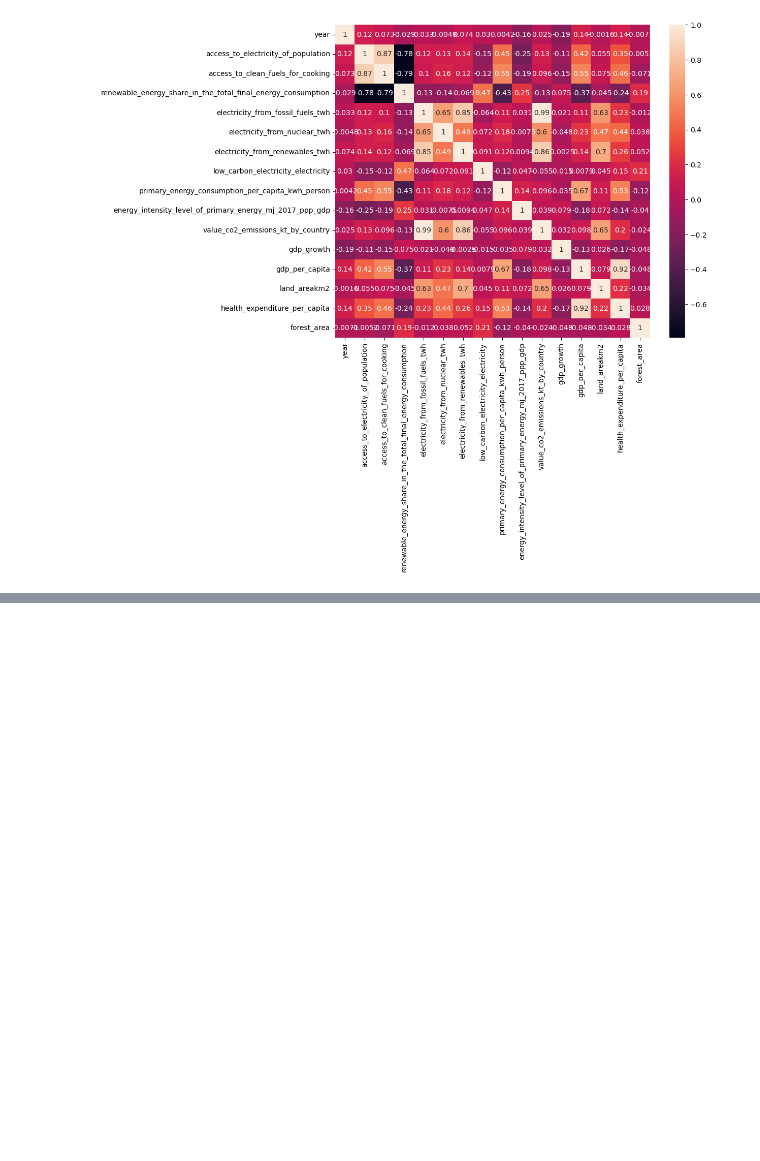
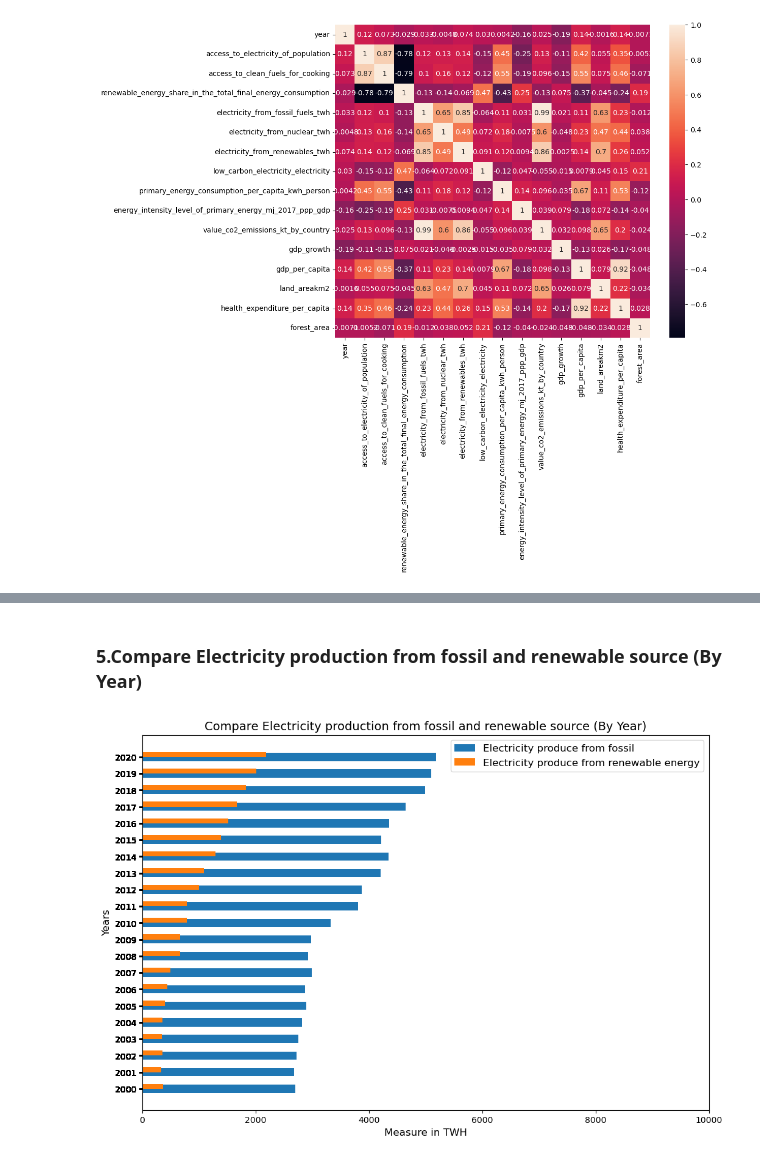
Before and after one commit to mayusuf/Global-Data-on-Sustainable-Energy, a Jupyter notebook: main.ipynb, the cells around one changed output, grey strips where cells are left out. Cells and saved outputs as stored; diff of their text form; code cells hidden in the pictures; blank space fills up the shorter version.

```diff
--- a/main.ipynb
+++ b/main.ipynb
@@ -555,0 +634,17 @@ plot_world_map(column_name, title)
+# %% [markdown]
+### 5.Compare Electricity production from fossil and renewable source (By Year)
+# %%
+br= 0.5
+plt.figure(figsize=(12,8))
+plt.barh(data_cln["year"], data_cln["electricity_from_fossil_fuels_twh"], height = br , label="Electricity produce from fossil")
+plt.barh(data_cln["year"] , data_cln["electricity_from_renewables_twh"], align ='edge', height=br-.2, label="Electricity produce from renewable energy" )
+plt.yticks(data_cln["year"])
+
+plt.legend(fontsize=12)
+plt.ylabel("Years", fontsize=12)
+plt.xlabel("Measure in TWH", fontsize=12)
+plt.title("Compare Electricity production from fossil and renewable source (By Year)", fontsize=14)
+plt.xlim(0, 10000)
+plt.show()
+# %% [output]
+[figure, added]
```
Also changed, not shown: parts of 77 cells of this notebook, 2 other files.
